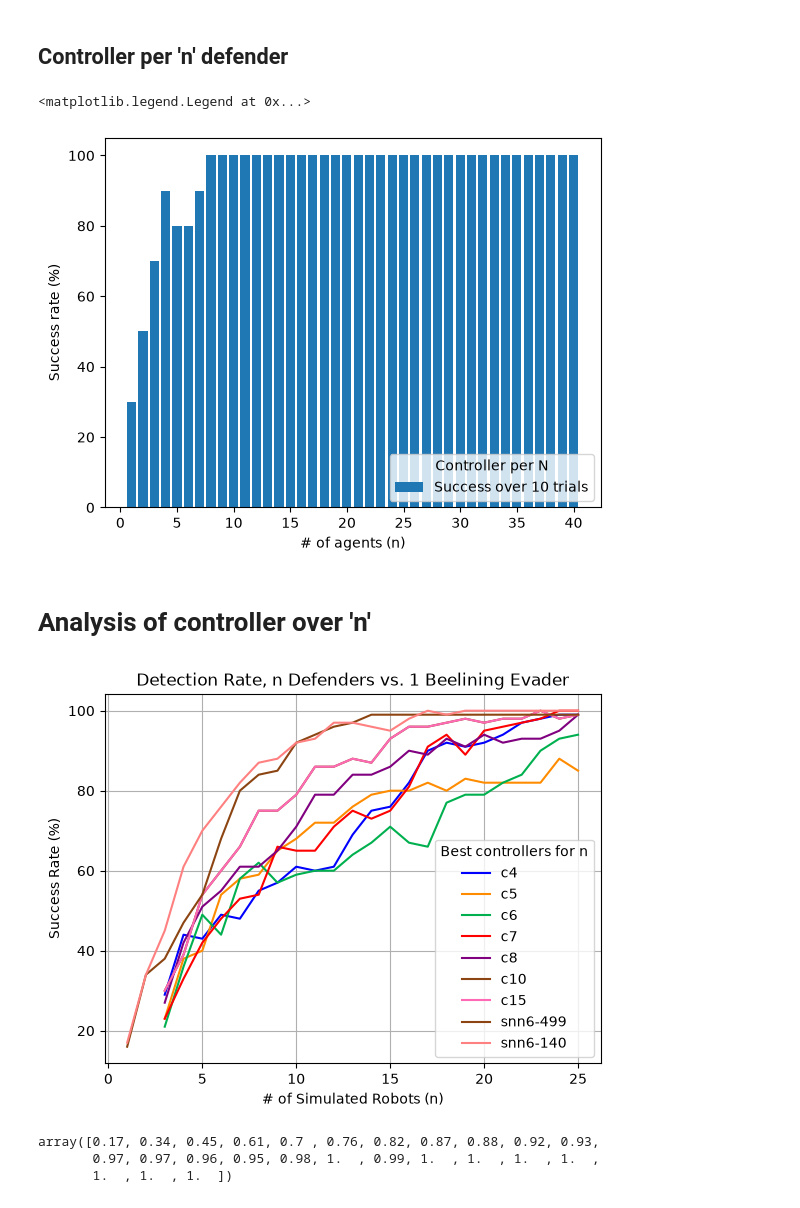
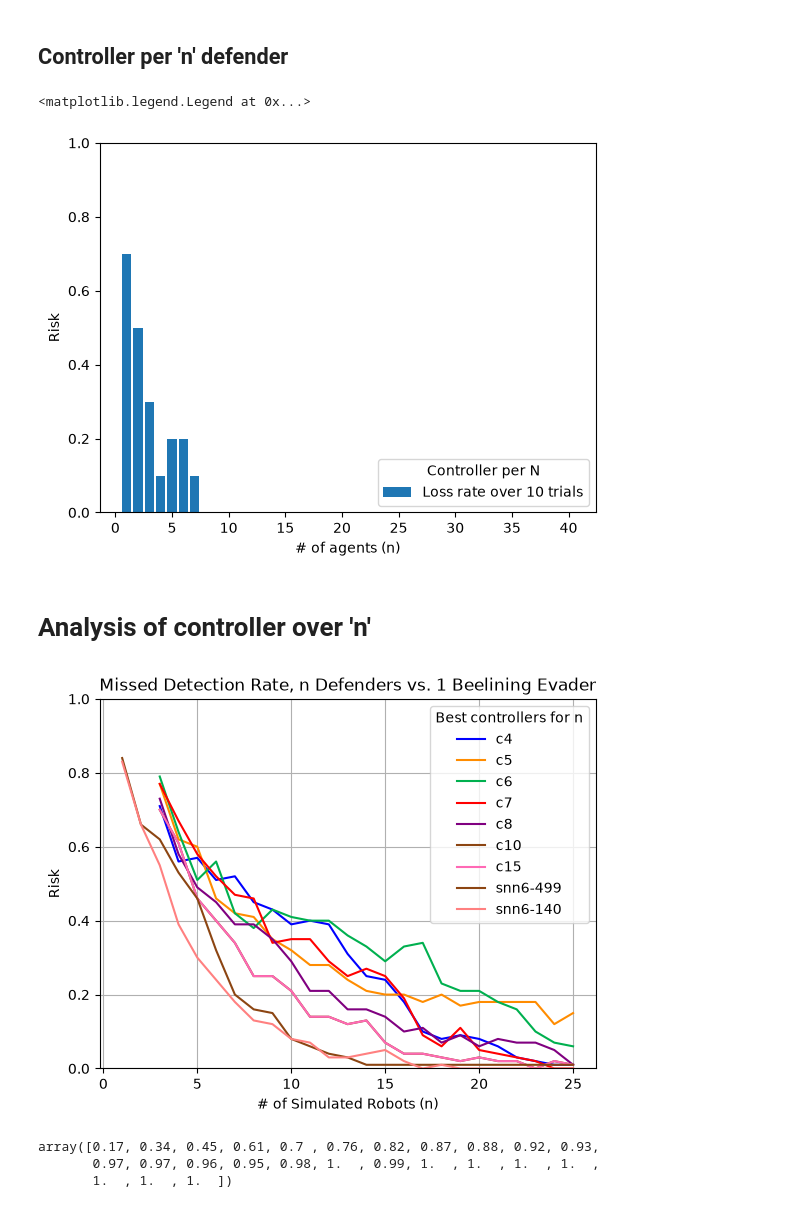
Before and after one commit to GMU-ASRC/farptest, a Jupyter notebook: plot_control.ipynb, the cells around one changed output. Drawn from its saved outputs; the diff is of its cells as text; code cells hidden in the pictures.

Commit message:
move .zip, switch to risk

```diff
--- a/plot_control.ipynb
+++ b/plot_control.ipynb
@@ -7,22 +7,24 @@ import matplotlib.pyplot as plt
 ## Controller per 'n' defender
 # %%
 # Load best controller found for each 'n' by CMA-ES
-best_each_n = pd.read_json("kcm_results/best_of_each_n.json", orient="columns")
+best_each_n = pd.read_json("../kcm_results/best_of_each_n.json", orient="columns")
 # %%
 # Plot best data
-x, y = best_each_n["n"], best_each_n["best_fitness"] * -100
-plt.bar(x, y, label="Success over 10 trials")
+x = best_each_n["n"]
+y = 1 - best_each_n["best_fitness"] * -1
+plt.bar(x, y, label="Loss rate over 10 trials")
 plt.xlabel("# of agents (n)")
-plt.ylabel("Success rate (%)")
+plt.ylabel("Risk")
+plt.ylim(0, 1)
 plt.legend(title="Controller per N", loc="lower right")
 # %% [output]
 <matplotlib.legend.Legend at 0x...>
-[figure, old version]
+[figure, new version]
 # %% [markdown]
 # Analysis of controller over 'n'
 # %%
-best_each_n = pd.read_json("kcm_results/eval_over_n.json")
-n_range = [*range(3, 25+1)]
+best_each_n = pd.read_json("../kcm_results/eval_over_n.json")
+n_range = [*range(3, 25 + 1)]
 
 line_colors = [
     (0.0, 0.0, 1.0),   # Blue
@@ -35,35 +37,36 @@ line_colors = [
 ]
 
 plt.xlabel("# of Simulated Robots (n)")
-plt.ylabel("Success Rate (%)")
+plt.ylabel("Risk")
 plt.grid()
 for i, column in enumerate(best_each_n.columns):
     plt.plot(
-        n_range, best_each_n[column] * 100,
+        n_range, 1 + best_each_n[column] * -1,
         color=line_colors[i % len(line_colors)], label=column
     )
 
-snn_df = pd.read_csv('farp1-v01-None499.csv', index_col=0)
+snn_df = pd.read_csv('../kcm_results/farp1-v01-None499.csv', index_col=0)
 snn_col = snn_df.groupby('n')['fitness'].mean()
 
 plt.plot(
-    snn_col.index, snn_col.values * 100,
+    snn_col.index, 1 + snn_col.values * -1,
     color=line_colors[-2], label='snn6-499'
 )
 
-snn_df = pd.read_csv('farp1-v01-None.csv', index_col=0)
+snn_df = pd.read_csv('../kcm_results/farp1-v01-None.csv', index_col=0)
 snn_col = snn_df.groupby('n')['fitness'].mean()
 
 plt.plot(
-    snn_col.index, snn_col.values * 100,
+    snn_col.index, 1 + snn_col.values * -1,
     color=(1.0, 0.5, 0.5), label='snn6-140'
 )
 
 plt.legend(loc="best", title="Best controllers for n")
-plt.title("Detection Rate, n Defenders vs. 1 Beelining Evader")
+plt.title("Missed Detection Rate, n Defenders vs. 1 Beelining Evader")
+plt.ylim(0, 1)
 plt.show()
 # %% [output]
-[figure, old version]
+[figure, new version]
 # %%
 snn_col.values
 # %% [output]
```
